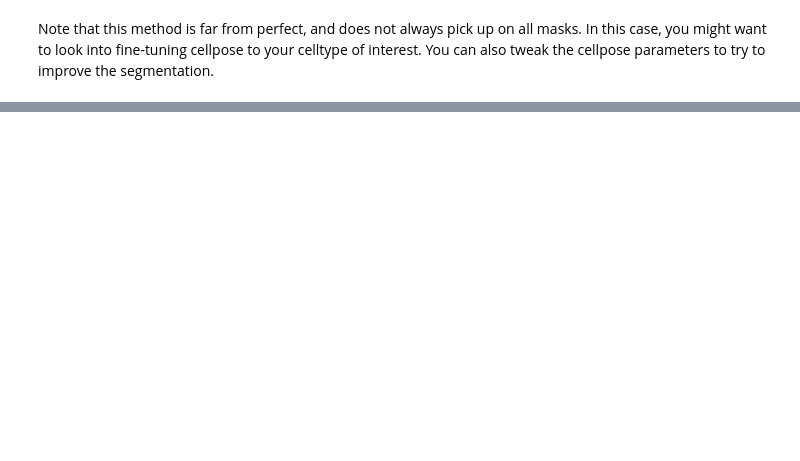
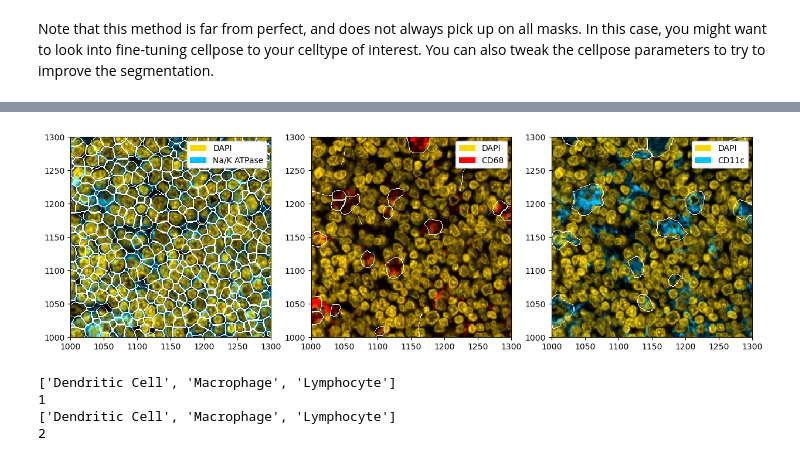
Before and after one commit to sagar87/spatialproteomics, a Jupyter notebook: docs/notebooks/Segmentation.ipynb, the cells around one changed output, grey strips where cells are left out. Drawn from its saved outputs; the diff is of its cells as text; code cells hidden in the pictures; blank space fills up the shorter version.

```diff
--- a/docs/notebooks/Segmentation.ipynb
+++ b/docs/notebooks/Segmentation.ipynb
@@ -270,0 +364,9 @@ Note that this method is far from perfect, and does not always pick up on all ma
+# %%
+# running mesmer and cellpose to obtain a bunch of different segmentation masks
+# these are stored in the layers dapi_seg, macro_seg, and dendritic_seg
+ds_mesmer = (
+    ds.tl.mesmer(channel=["DAPI", "Na/K ATPase"], key_added="dapi_seg")
+    .tl.cellpose(channel="CD68", key_added="macro_seg")
+    .tl.cellpose(channel="CD11c", key_added="dendritic_seg")
+)
+ds_mesmer
@@ -270,0 +426,34 @@ Note that this method is far from perfect, and does not always pick up on all ma
+# %%
+# plotting the individual masks
+fig, ax = plt.subplots(1, 3, figsize=(15, 5))
+_ = (
+    ds_mesmer.pp[["DAPI", "Na/K ATPase"]]
+    .pl.colorize(["gold", "deepskyblue"])
+    .pl.show(render_segmentation=True, segmentation_kwargs={"layer_key": "dapi_seg"}, ax=ax[0])
+)
+
+_ = (
+    ds_mesmer.pp[["DAPI", "CD68"]]
+    .pl.colorize(["gold", "red"])
+    .pl.show(render_segmentation=True, segmentation_kwargs={"layer_key": "macro_seg"}, ax=ax[1])
+)
+
+_ = (
+    ds_mesmer.pp[["DAPI", "CD11c"]]
+    .pl.colorize(["gold", "deepskyblue"])
+    .pl.show(render_segmentation=True, segmentation_kwargs={"layer_key": "dendritic_seg"}, ax=ax[2])
+)
+# %% [output]
+[figure, added]
+# %%
+# merging the segmentation masks and making the merged segmentation the default one
+ds_mesmer = ds_mesmer.pp.merge_segmentation(
+    layer_key=["dendritic_seg", "macro_seg", "dapi_seg"],
+    labels=["Dendritic Cell", "Macrophage", "Lymphocyte"],
+    threshold=0.8,
+).pp.add_segmentation("_merged_segmentation")
+# %% [output]
+['Dendritic Cell', 'Macrophage', 'Lymphocyte']
+1
+['Dendritic Cell', 'Macrophage', 'Lymphocyte']
+2
```
Also changed, not shown: parts of 23 cells of this notebook, 1 other file.
